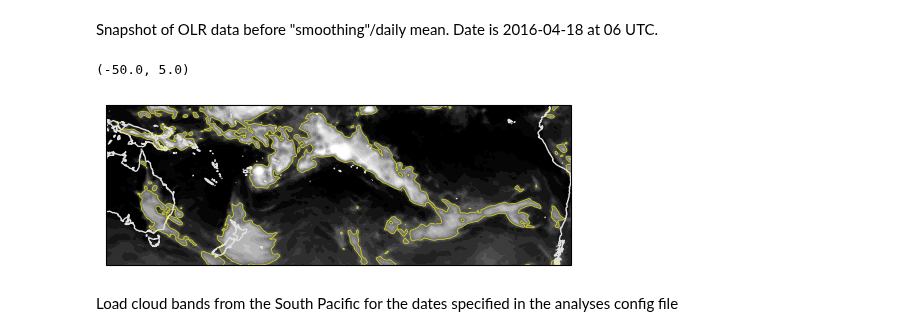
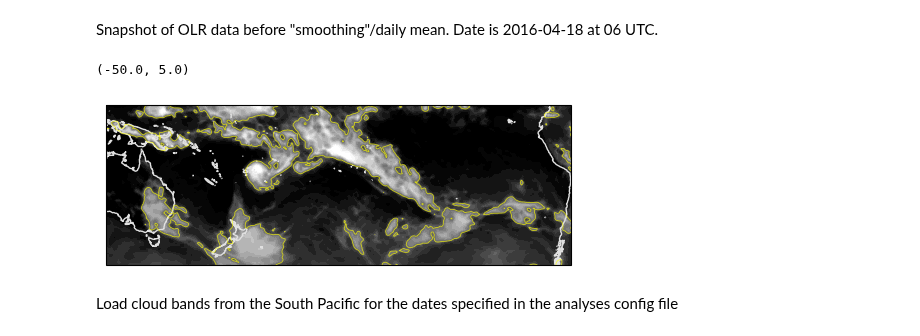
Before and after one commit to romainpilon/cloudbandPy, a Jupyter notebook: notebooks/detection/detection_process.ipynb, the cells around one changed output. Saved outputs shown, nothing was run; the diff lists cells and outputs as text; code cells hidden in the pictures.

```diff
--- a/notebooks/detection/detection_process.ipynb
+++ b/notebooks/detection/detection_process.ipynb
@@ -37,7 +42,7 @@ config = load_ymlfile(config_file, isconfigfile=True)
 config_event = config.copy()
 # Make sure that the period for the cloud bands cover the same period as the example data
 config_event["startdate"] = "20160417.00"
-config_event["enddate"] = "20160420.00"
+config_event["enddate"] = "20160419.00"
 
 dirdata = "data/"
 config_event["clouddata_path"] = os.path.join(base_dir, "data")
@@ -86,37 +91,37 @@ fig, ax = plt.subplots(
     figsize=(6, 6),
     subplot_kw={"projection": ccrs.PlateCarree(central_longitude=180)},
 )
 conto = ax.contourf(
     lons,
     lats,
-    olr2process[10],
+    olr2process[11],
     transform=ccrs.PlateCarree(),
     levels=range(100, 300, 10),
     cmap="binary",
     extend="both",
 )
 ax.contour(
     lons,
     lats,
-    olr2process[10],
+    olr2process[11],
     transform=ccrs.PlateCarree(),
     levels=list([parameters["OLR_THRESHOLD"]]),
     colors="yellow",
     linewidths=0.6,
-    alpha=0.7
+    alpha=0.7,
 )
 
 ax.coastlines("50m", color="#E0E0E0")
 ax.set_extent([wrapTo180(lons)[-1], wrapTo180(lons)[0], lat_south, lat_north])
 ax.set_ylim([lat_south, 5])
 
 # cax = ax.inset_axes([1.02, 0.0, 0.03, 0.99])
 # cbar = fig.colorbar(conto, ax=ax, cax=cax)
 # cbar.set_ticks(np.arange(100, 340, 40))
 # cbar.set_label(r"OLR (W.m$^{-2}$)")
 # %% [output]
 (-50.0, 5.0)
-[figure, old version]
+[figure, new version]
 # %%
 # We want daily mean
 config_event["qd_var"] = True
```
Also changed, not shown: parts of 12 cells of this notebook, 5 other files.
